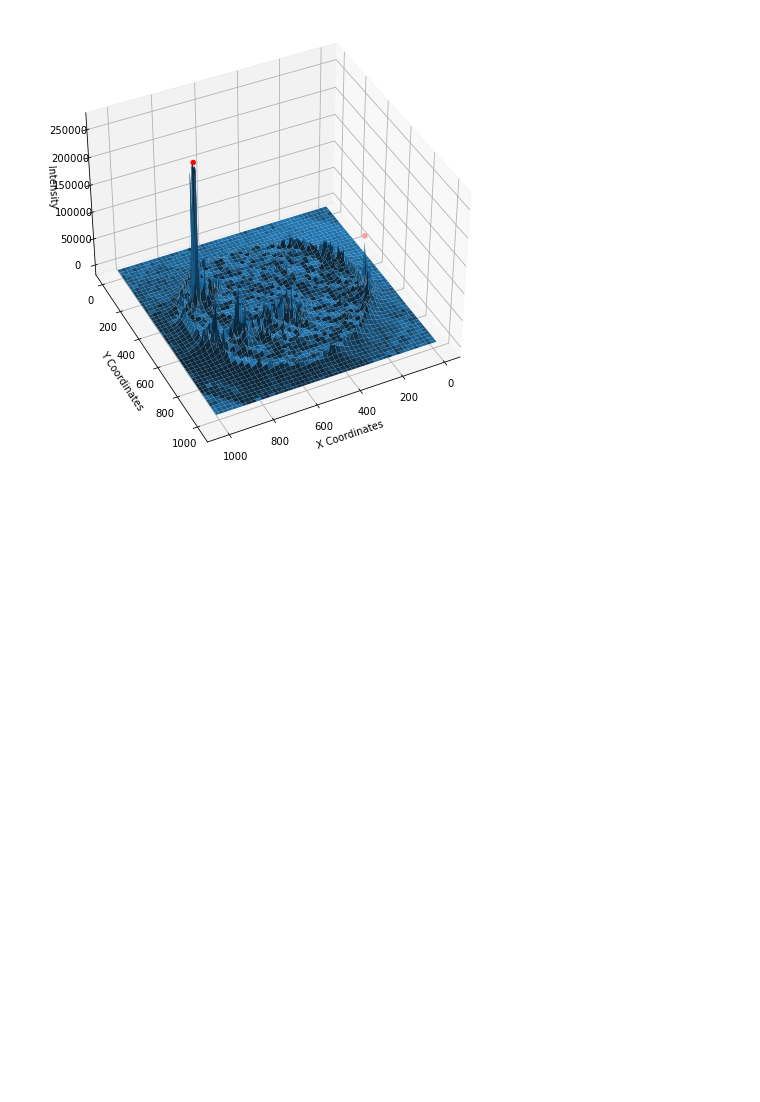
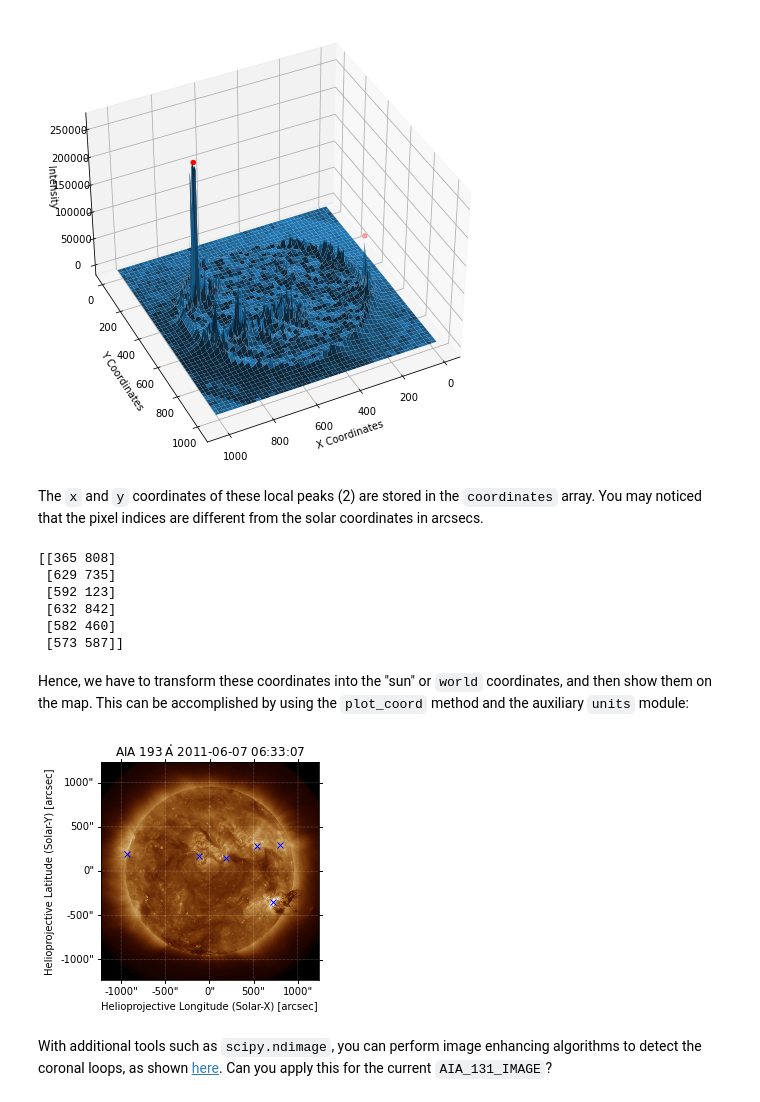
Before and after one commit to nguyenquangchien/SunPy-walkthrough, a Jupyter notebook: SunPy walkthrough.ipynb, the cells around one changed output. Cells and saved outputs as stored; diff of their text form; code cells hidden in the pictures; blank space fills up the shorter version.

```diff
--- a/SunPy walkthrough.ipynb
+++ b/SunPy walkthrough.ipynb
@@ -79,6 +77,34 @@ ax.set_ylabel('Y Coordinates')
 _ = ax.set_zlabel('Intensity')
 # %% [output]
 [figure]
+# %% [markdown]
+The `x` and `y` coordinates of these local peaks (2) are stored in the `coordinates` array. You may noticed that the pixel indices are different from the solar coordinates in arcsecs.
+# %%
+print(coordinates)
+# %% [output]
+[[365 808]
+ [629 735]
+ [592 123]
+ [632 842]
+ [582 460]
+ [573 587]]
+# %% [markdown]
+Hence, we have to transform these coordinates into the "sun" or `world` coordinates, and then show them on the map. This can be accomplished by using the `plot_coord` method and the auxiliary `units` module:
+# %%
+import astropy.units as u
+
+hpc_max = aiamap.pixel_to_world(coordinates[:, 1]*u.pixel, coordinates[:, 0]*u.pixel)
+
+fig = plt.figure()
+ax = plt.subplot(projection=aiamap)
+aiamap.plot()
+ax.plot_coord(hpc_max, 'bx')
+
+plt.show()
+# %% [output]
+[figure, added]
+# %% [markdown]
+With additional tools such as `scipy.ndimage`, you can perform image enhancing algorithms to detect the coronal loops, as shown [here](https://docs.sunpy.org/en/stable/generated/gallery/computer_vision_techniques/loop_edge_enhance.html#sphx-glr-generated-gallery-computer-vision-techniques-loop-edge-enhance-py). Can you apply this for the current `AIA_131_IMAGE`?
 # %% [markdown]
 ## 1b. Displaying maps for local files
 
```
Also changed, not shown: parts of 23 cells of this notebook, 3 other files.
